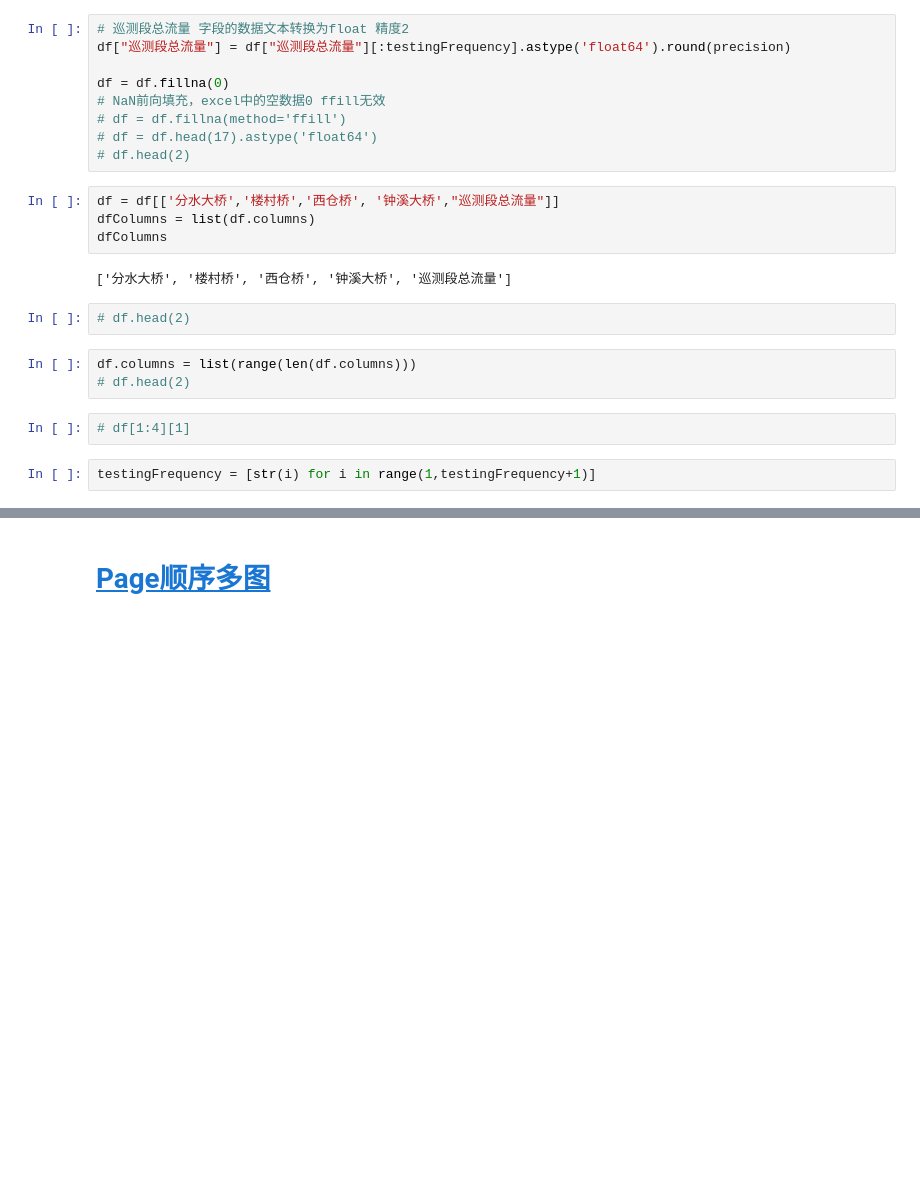
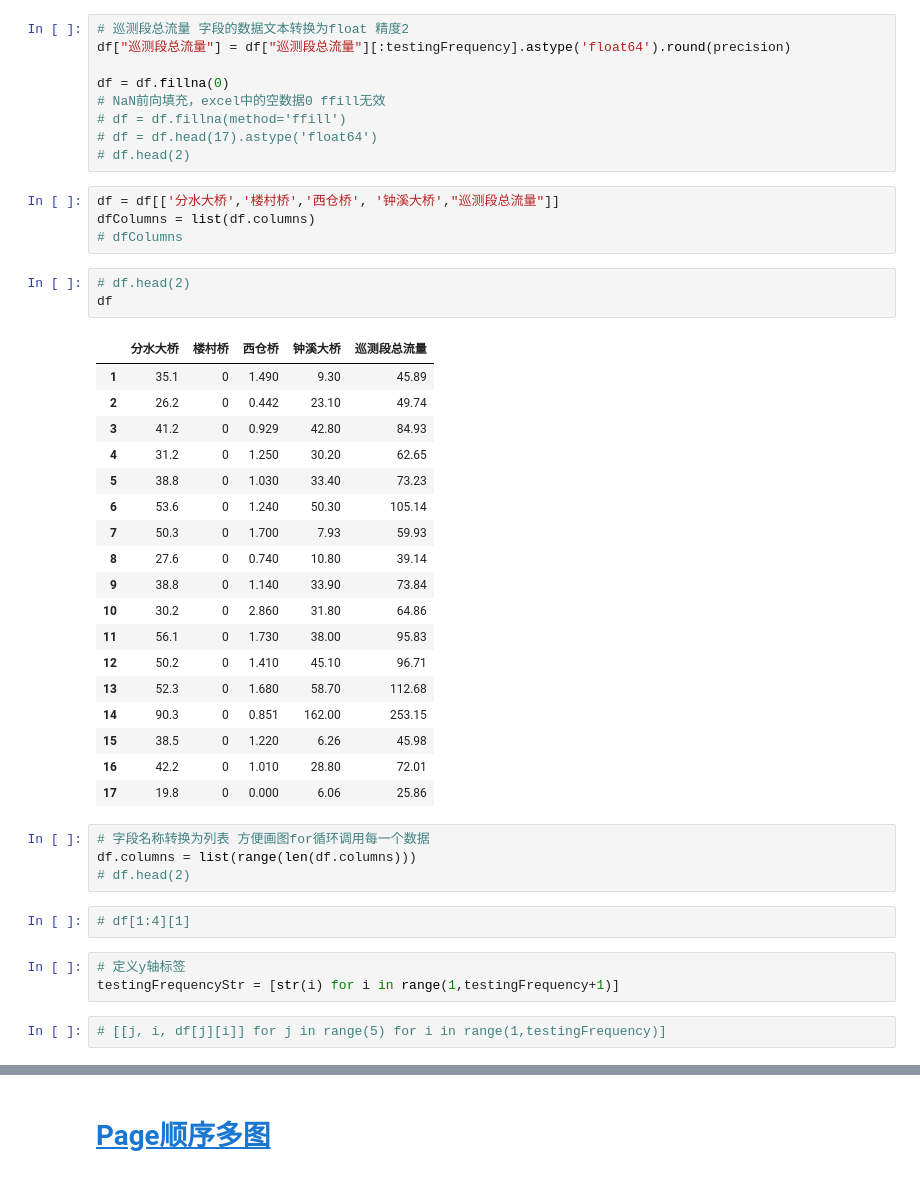
Before and after one commit to ld269440877/workspace, a Jupyter notebook: 水文数据/水文库.ipynb, the cells around one changed output, grey strips where cells are left out. Drawn from its saved outputs; the diff is of its cells as text; blank space fills up the shorter version.

```diff
--- a/水文数据/水文库.ipynb
+++ b/水文数据/水文库.ipynb
@@ -668,16 +665,38 @@ df = df.fillna(0)
 # %%
 df = df[['分水大桥','楼村桥','西仓桥', '钟溪大桥',"巡测段总流量"]]
 dfColumns = list(df.columns)
-dfColumns
+# dfColumns
-# %% [output]
-['分水大桥', '楼村桥', '西仓桥', '钟溪大桥', '巡测段总流量']
 # %%
 # df.head(2)
+df
+# %% [output]
+|  | 分水大桥 | 楼村桥 | 西仓桥 | 钟溪大桥 | 巡测段总流量 |
+| 1 | 35.1 | 0 | 1.490 | 9.30 | 45.89 |
+| 2 | 26.2 | 0 | 0.442 | 23.10 | 49.74 |
+| 3 | 41.2 | 0 | 0.929 | 42.80 | 84.93 |
+| 4 | 31.2 | 0 | 1.250 | 30.20 | 62.65 |
+| 5 | 38.8 | 0 | 1.030 | 33.40 | 73.23 |
+| 6 | 53.6 | 0 | 1.240 | 50.30 | 105.14 |
+| 7 | 50.3 | 0 | 1.700 | 7.93 | 59.93 |
+| 8 | 27.6 | 0 | 0.740 | 10.80 | 39.14 |
+| 9 | 38.8 | 0 | 1.140 | 33.90 | 73.84 |
+| 10 | 30.2 | 0 | 2.860 | 31.80 | 64.86 |
+| 11 | 56.1 | 0 | 1.730 | 38.00 | 95.83 |
+| 12 | 50.2 | 0 | 1.410 | 45.10 | 96.71 |
+| 13 | 52.3 | 0 | 1.680 | 58.70 | 112.68 |
+| 14 | 90.3 | 0 | 0.851 | 162.00 | 253.15 |
+| 15 | 38.5 | 0 | 1.220 | 6.26 | 45.98 |
+| 16 | 42.2 | 0 | 1.010 | 28.80 | 72.01 |
+| 17 | 19.8 | 0 | 0.000 | 6.06 | 25.86 |
 # %%
+# 字段名称转换为列表 方便画图for循环调用每一个数据
 df.columns = list(range(len(df.columns)))
 # df.head(2)
 # %%
 # df[1:4][1]
 # %%
-testingFrequency = [str(i) for i in range(1,testingFrequency+1)]
+# 定义y轴标签
+testingFrequencyStr = [str(i) for i in range(1,testingFrequency+1)]
+# %%
+# [[j, i, df[j][i]] for j in range(5) for i in range(1,testingFrequency)]
 # %%
```
Also changed, not shown: parts of 29 cells of this notebook, 12 other files.
